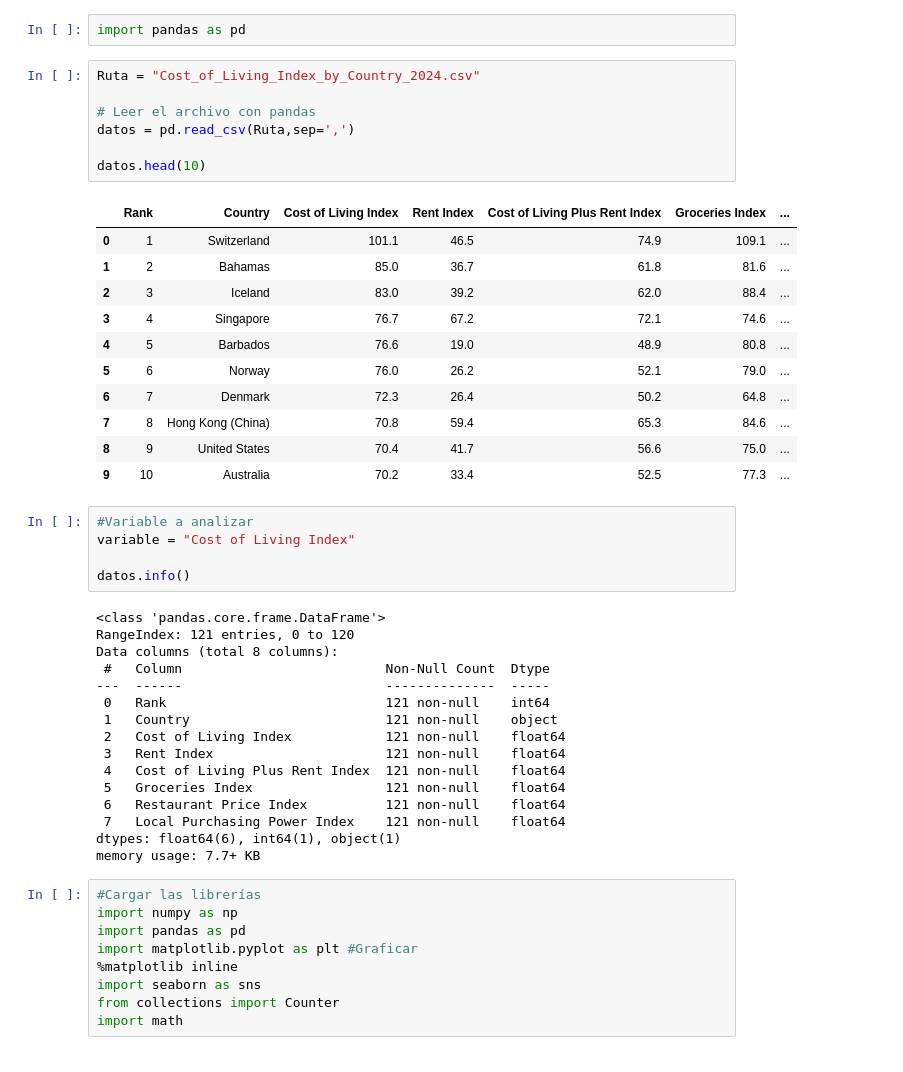
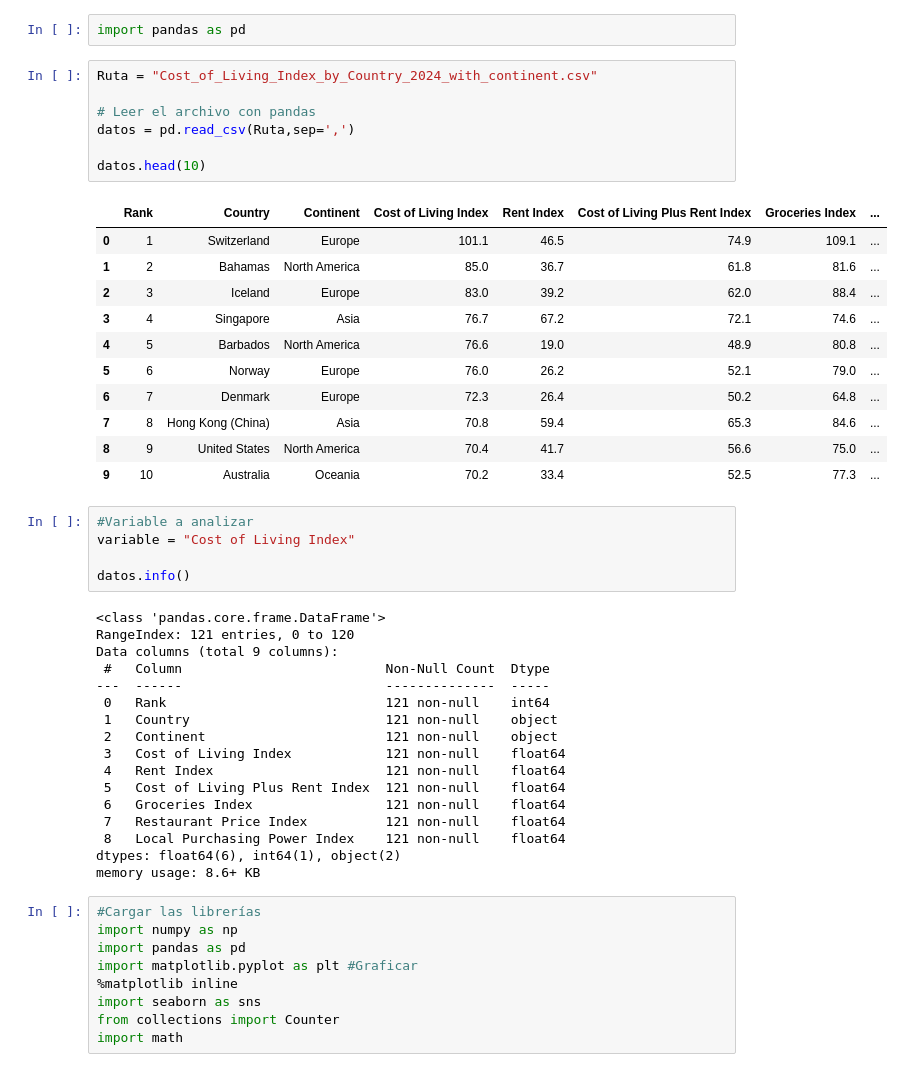
Before and after one commit to andreess891/AnalisisDescriptivo, a Jupyter notebook: Taller1/taller.ipynb, the cells around one changed output. Cells and saved outputs as stored; diff of their text form.

```diff
--- a/Taller1/taller.ipynb
+++ b/Taller1/taller.ipynb
@@ -1,24 +1,24 @@
 # %%
 import pandas as pd
 # %%
-Ruta = "Cost_of_Living_Index_by_Country_2024.csv"
+Ruta = "Cost_of_Living_Index_by_Country_2024_with_continent.csv"
 
 # Leer el archivo con pandas
 datos = pd.read_csv(Ruta,sep=',')
 
 datos.head(10)
 # %% [output]
-|  | Rank | Country | Cost of Living Index | Rent Index | Cost of Living Plus Rent Index | Groceries Index | ... |
-| 0 | 1 | Switzerland | 101.1 | 46.5 | 74.9 | 109.1 | ... |
-| 1 | 2 | Bahamas | 85.0 | 36.7 | 61.8 | 81.6 | ... |
-| 2 | 3 | Iceland | 83.0 | 39.2 | 62.0 | 88.4 | ... |
-| 3 | 4 | Singapore | 76.7 | 67.2 | 72.1 | 74.6 | ... |
-| 4 | 5 | Barbados | 76.6 | 19.0 | 48.9 | 80.8 | ... |
-| 5 | 6 | Norway | 76.0 | 26.2 | 52.1 | 79.0 | ... |
-| 6 | 7 | Denmark | 72.3 | 26.4 | 50.2 | 64.8 | ... |
-| 7 | 8 | Hong Kong (China) | 70.8 | 59.4 | 65.3 | 84.6 | ... |
-| 8 | 9 | United States | 70.4 | 41.7 | 56.6 | 75.0 | ... |
-| 9 | 10 | Australia | 70.2 | 33.4 | 52.5 | 77.3 | ... |
+|  | Rank | Country | Continent | Cost of Living Index | Rent Index | Cost of Living Plus Rent Index | Groceries Index | ... |
+| 0 | 1 | Switzerland | Europe | 101.1 | 46.5 | 74.9 | 109.1 | ... |
+| 1 | 2 | Bahamas | North America | 85.0 | 36.7 | 61.8 | 81.6 | ... |
+| 2 | 3 | Iceland | Europe | 83.0 | 39.2 | 62.0 | 88.4 | ... |
+| 3 | 4 | Singapore | Asia | 76.7 | 67.2 | 72.1 | 74.6 | ... |
+| 4 | 5 | Barbados | North America | 76.6 | 19.0 | 48.9 | 80.8 | ... |
+| 5 | 6 | Norway | Europe | 76.0 | 26.2 | 52.1 | 79.0 | ... |
+| 6 | 7 | Denmark | Europe | 72.3 | 26.4 | 50.2 | 64.8 | ... |
+| 7 | 8 | Hong Kong (China) | Asia | 70.8 | 59.4 | 65.3 | 84.6 | ... |
+| 8 | 9 | United States | North America | 70.4 | 41.7 | 56.6 | 75.0 | ... |
+| 9 | 10 | Australia | Oceania | 70.2 | 33.4 | 52.5 | 77.3 | ... |
 # %%
 #Variable a analizar
 variable = "Cost of Living Index"
@@ -27,19 +27,20 @@ datos.info()
 # %% [output]
 <class 'pandas.core.frame.DataFrame'>
 RangeIndex: 121 entries, 0 to 120
-Data columns (total 8 columns):
+Data columns (total 9 columns):
  #   Column                          Non-Null Count  Dtype
 ---  ------                          --------------  -----
  0   Rank                            121 non-null    int64
  1   Country                         121 non-null    object
- 2   Cost of Living Index            121 non-null    float64
- 3   Rent Index                      121 non-null    float64
- 4   Cost of Living Plus Rent Index  121 non-null    float64
- 5   Groceries Index                 121 non-null    float64
- 6   Restaurant Price Index          121 non-null    float64
- 7   Local Purchasing Power Index    121 non-null    float64
-dtypes: float64(6), int64(1), object(1)
-memory usage: 7.7+ KB
+ 2   Continent                       121 non-null    object
+ 3   Cost of Living Index            121 non-null    float64
+ 4   Rent Index                      121 non-null    float64
+ 5   Cost of Living Plus Rent Index  121 non-null    float64
+ 6   Groceries Index                 121 non-null    float64
+ 7   Restaurant Price Index          121 non-null    float64
+ 8   Local Purchasing Power Index    121 non-null    float64
+dtypes: float64(6), int64(1), object(2)
+memory usage: 8.6+ KB
 # %%
 #Cargar las librerías
 import numpy as np
```
Also changed, not shown: parts of 29 cells of this notebook, 1 other file.
